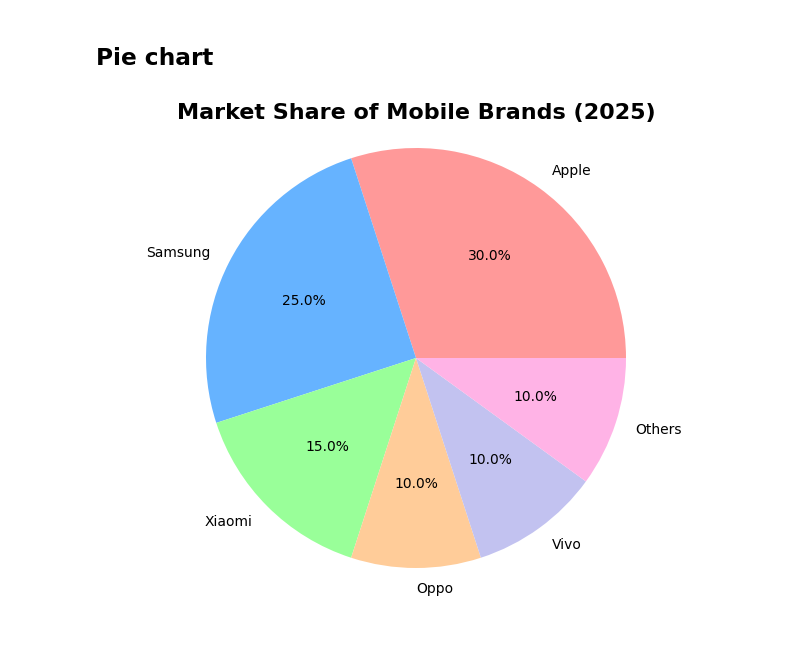
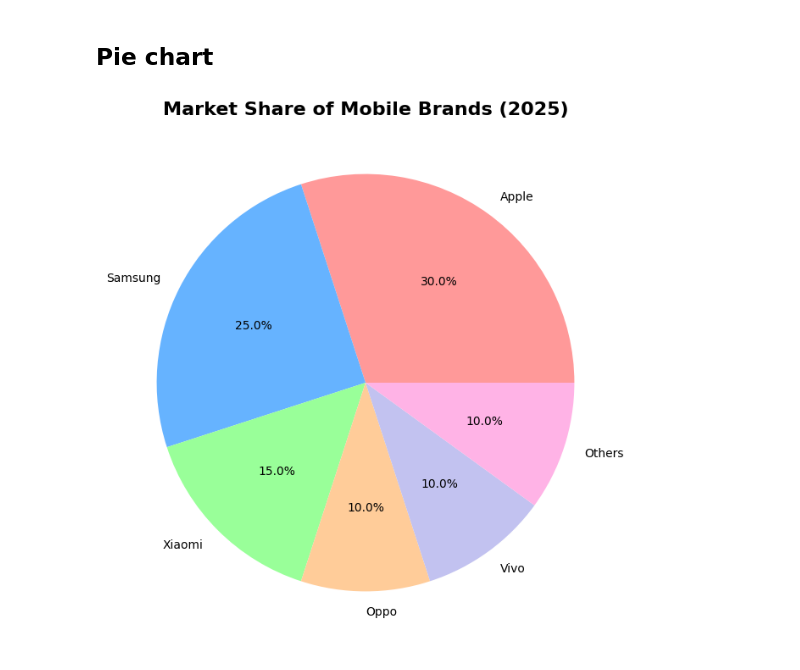
Before and after one commit to ussreng/Davis_work, a Jupyter notebook: Matplotlib/linebarpie.ipynb, the cells around one changed output. Saved outputs shown, nothing was run; the diff lists cells and outputs as text; code cells hidden in the pictures; blank space fills up the shorter version.

```diff
--- a/Matplotlib/linebarpie.ipynb
+++ b/Matplotlib/linebarpie.ipynb
@@ -45,23 +45,22 @@ plt.show()
 # %%
 # Data
 brands = ['Apple', 'Samsung', 'Xiaomi', 'Oppo', 'Vivo', 'Others']
 market_share = [30, 25, 15, 10, 10, 10]
 colors = ['#ff9999','#66b3ff','#99ff99','#ffcc99','#c2c2f0','#ffb3e6']
 
 # Create pie chart
-plt.figure(figsize=(8, 6))
+plt.figure(figsize=(12, 8))
 plt.pie(market_share,
         labels=brands,
         autopct='%1.1f%%',
         colors=colors,)
 
 # Title
 plt.title("Market Share of Mobile Brands (2025)", fontsize=16, fontweight='bold')
 
-# Equal aspect ratio ensures the pie is drawn as a circle
-plt.axis('equal')
+
 
 # Show chart
 plt.show()
 # %% [output]
-[figure, old version]
+[figure, new version]
```
Also changed, not shown: 21 other files.
